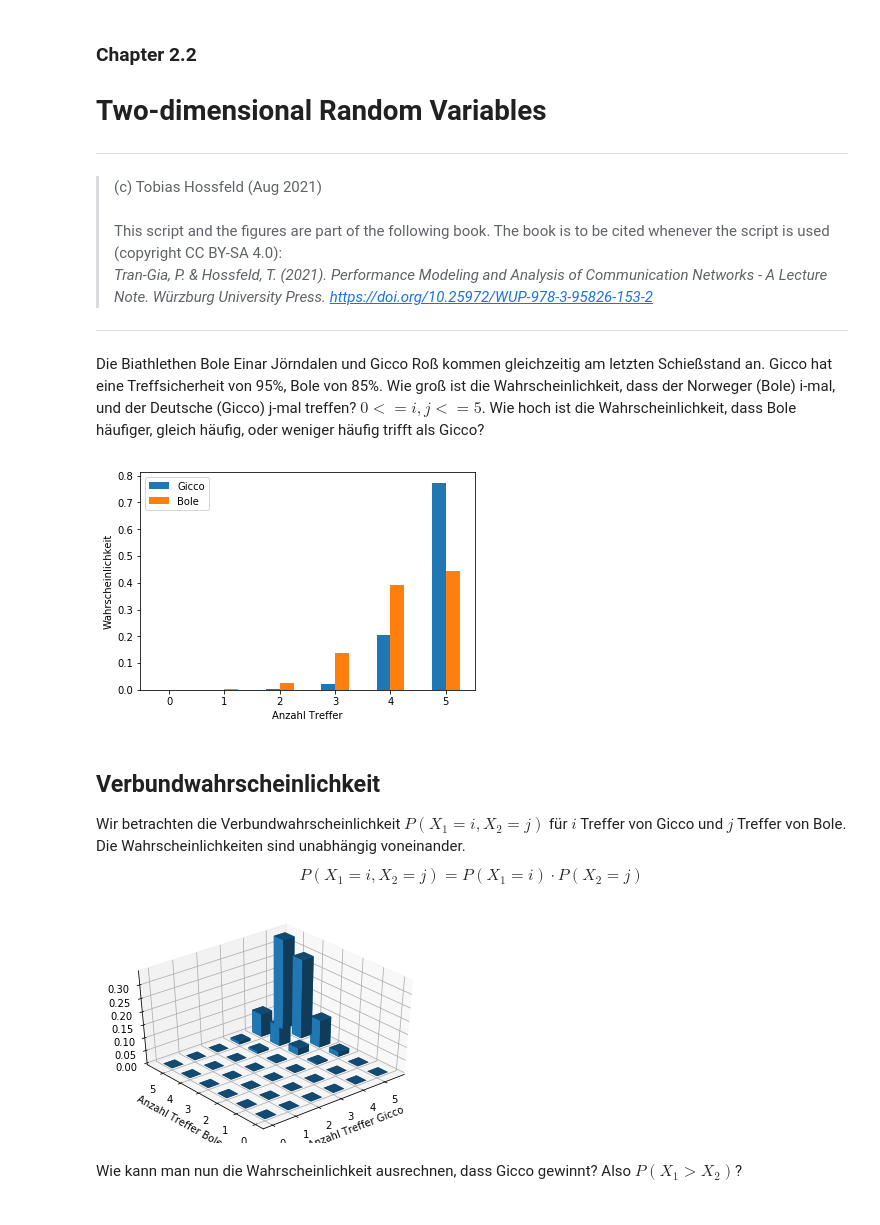
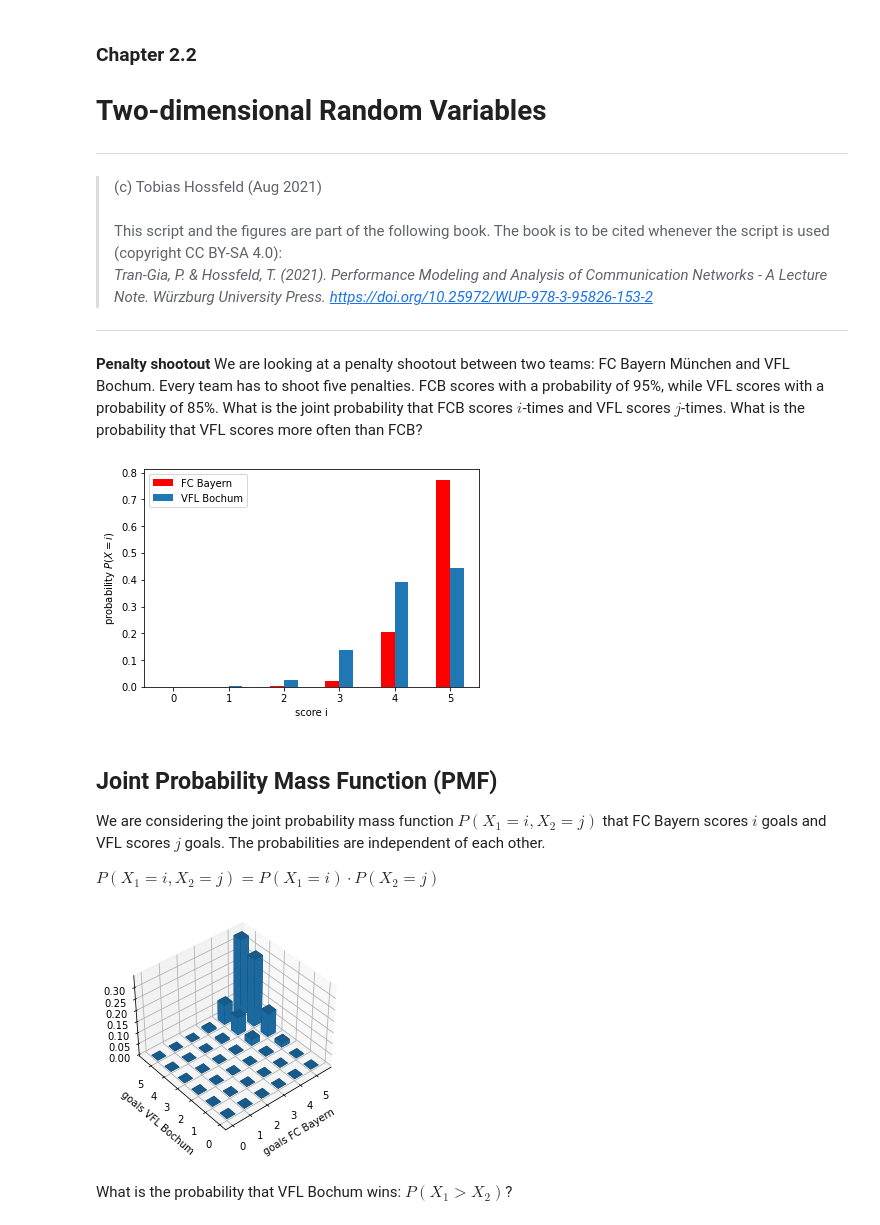
Before and after one commit to hossfeld/performance-modeling, a Jupyter notebook: chapter2_fundamentals/ch2-2-twoDimensionalRV.ipynb, the cells around one changed output. Cells and saved outputs as stored; diff of their text form; code cells hidden in the pictures.

```diff
--- a/chapter2_fundamentals/ch2-2-twoDimensionalRV.ipynb
+++ b/chapter2_fundamentals/ch2-2-twoDimensionalRV.ipynb
@@ -12,57 +12,53 @@ Würzburg University Press.*
 
 ---
 
-Die Biathlethen Bole Einar Jörndalen und Gicco Roß kommen gleichzeitig am letzten Schießstand
-an. Gicco hat eine Treffsicherheit von 95%, Bole von 85%. Wie groß ist die Wahrscheinlichkeit,
-dass der Norweger (Bole) i-mal, und der Deutsche (Gicco) j-mal treffen? $0<=i,j <=5$. Wie hoch ist die Wahrscheinlichkeit, dass Bole häufiger, gleich häufig, oder weniger häufig trifft als Gicco?
+**Penalty shootout**  We are looking at a penalty shootout between two teams: FC Bayern München and VFL Bochum. Every team has to shoot five penalties. FCB scores with a probability of 95%, while VFL scores with a probability of 85%. What is the joint probability that FCB scores $i$-times and VFL scores $j$-times. What is the probability that VFL scores more often than FCB?
 # %%
-%matplotlib inline
 import numpy as np
 import matplotlib.pyplot as plt
 from scipy.stats import binom
 
-n = 5
+n = 5 # number of penalties
 x = np.arange(n+1)
-p_gicco = binom.pmf(x, n, 0.95)
-p_bole = binom.pmf(x, n, 0.85)
+p_fcb = binom.pmf(x, n, 0.95) # number of goals follows a binomial distribution
+p_vfl = binom.pmf(x, n, 0.85)
 
-plt.figure()
-plt.clf()
-plt.bar(x, p_gicco, width=-0.25, align='edge', label='Gicco')
-plt.bar(x, p_bole, width=0.25, align='edge', label='Bole')
-plt.xlabel('Anzahl Treffer')
-plt.ylabel('Wahrscheinlichkeit')
+plt.bar(x, p_fcb, width=-0.25, align='edge', color='r', label='FC Bayern')
+plt.bar(x, p_vfl, width=0.25, align='edge', label='VFL Bochum')
+plt.xlabel('score i')
+plt.ylabel('probability $P(X=i)$')
 plt.legend();
 # %% [output]
-[figure, old version]
+[figure, new version]
 # %% [markdown]
-## Verbundwahrscheinlichkeit
-Wir betrachten die Verbundwahrscheinlichkeit $P(X_1=i,X_2=j)$ für $i$ Treffer von Gicco und $j$ Treffer von Bole. Die Wahrscheinlichkeiten sind unabhängig voneinander.
-$$
+## Joint Probability Mass Function (PMF)
+We are considering the joint probability mass function $P(X_1=i,X_2=j)$ that FC Bayern scores $i$ goals and VFL scores $j$ goals. The probabilities are independent of each other.
+
+$
 P(X_1=i,X_2=j) = P(X_1=i)\cdot P(X_2=j)
-$$
+$
 # %%
 from mpl_toolkits.mplot3d import Axes3D
 
-p_verbund = p_gicco.reshape(6,1) @ p_bole.reshape(1,6)
+p_joint = p_fcb.reshape(6,1) @ p_vfl.reshape(1,6)
 fig = plt.figure()
 ax = fig.gca(projection = '3d')
 
 xpos, ypos = np.meshgrid(x, x)
 xpos = xpos.flatten('F')
 ypos = ypos.flatten('F')
 zpos = np.zeros_like(xpos)
 
 dx = 0.5 * np.ones_like(xpos)
 dy = dx.copy()
-dz = p_verbund.flatten()
+dz = p_joint.flatten()
 
 ax.bar3d(xpos, ypos, zpos, dx, dy, dz)
 ax.view_init(elev=40, azim=230)
 
-plt.xlabel('Anzahl Treffer Gicco')
-plt.ylabel('Anzahl Treffer Bole');
+plt.xlabel('goals FC Bayern ')
+plt.ylabel('goals VFL Bochum');
 # %% [output]
-[figure, old version]
+[figure, new version]
-# %% [markdown]
-Wie kann man nun die Wahrscheinlichkeit ausrechnen, dass Gicco gewinnt? Also $P(X_1>X_2)$?
+# %% [markdown]
+What is the probability that VFL Bochum wins: $P(X_1>X_2)$?
```
Also changed, not shown: 1 other file.
